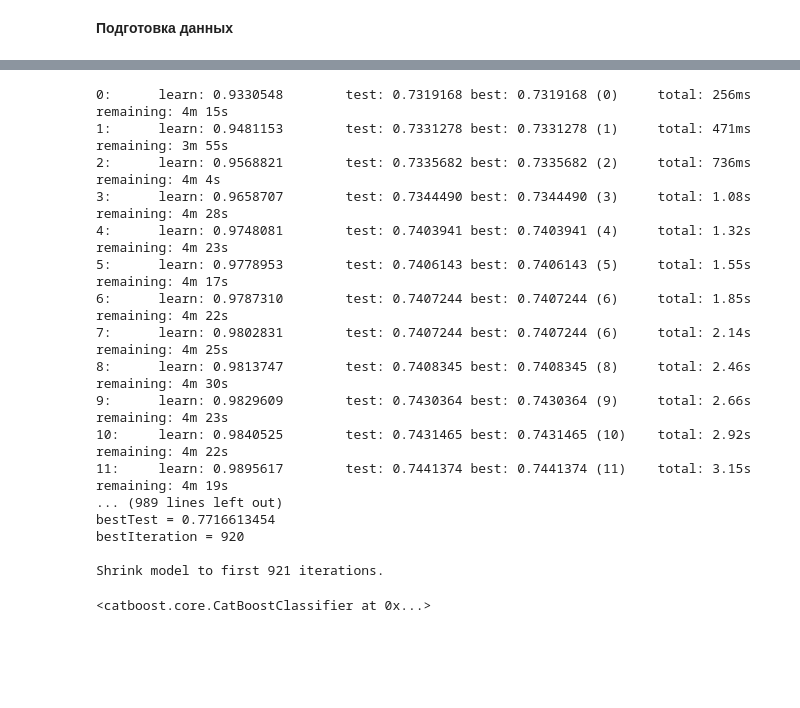
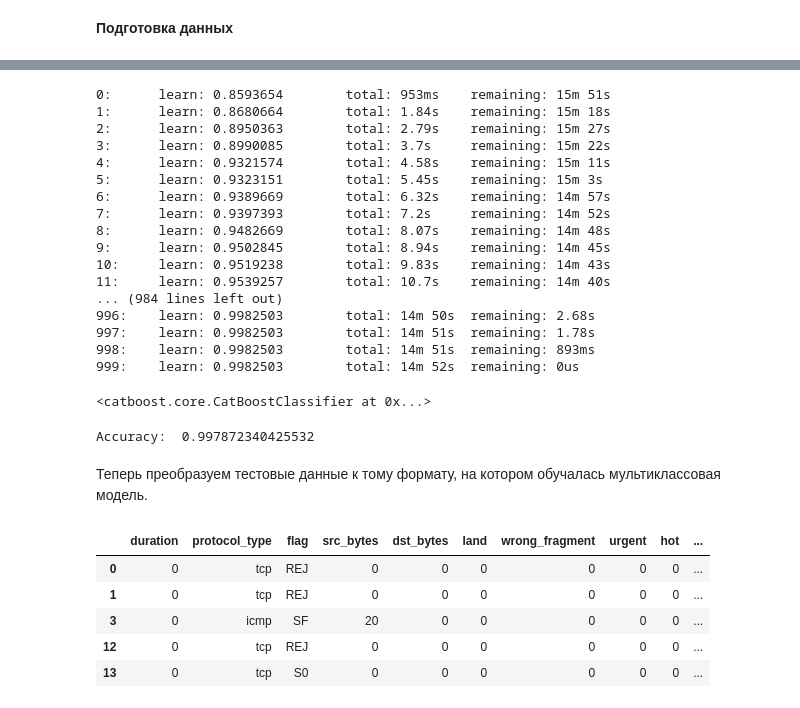
Before and after one commit to tpofd/AC-VO-PPR-Hackathon, a Jupyter notebook: Кенташки.ipynb, the cells around one changed output, grey strips where cells are left out. Drawn from its saved outputs; the diff is of its cells as text; code cells hidden in the pictures; blank space fills up the shorter version.

```diff
--- a/Кенташки.ipynb
+++ b/Кенташки.ipynb
@@ -111,16 +123,11 @@ from collections import Counter
 from tqdm import tqdm
 from sklearn.cluster import KMeans
 # %%
-cat = CatBoostClassifier(iterations = 2000, learning_rate = 0.05, depth = 3, loss_function = 'CrossEntropy', eval_metric='Accuracy',
-                         random_state = 53, use_best_model=True)
+cat = CatBoostClassifier(iterations = 1000, learning_rate = 0.05, depth = 5, loss_function = 'CrossEntropy', eval_metric='Accuracy',
+                         random_state = 53)
 
 train_data = Pool(
     data = X_train,
     label = y_train
 )
-
-valid_data = Pool(
-    data = X_test,
-    label = y_test
-)
 # %%
@@ -146,0 +156,8 @@ Shrink model to first 3 iterations.
+# %%
+from sklearn.metrics import accuracy_score, f1_score, recall_score, precision_score
+y_pred = cat.predict(X_test)
+y_true = y_test
+print("Accuracy: ", accuracy_score(y_true, y_pred))
+print("Recall: ", recall_score(y_true, y_pred))
+print("Precission: ", precision_score(y_true, y_pred))
+print("F1: ", f1_score(y_true, y_pred))
@@ -152,0 +177,4 @@ Shrink model to first 3 iterations.
+# %%
+y_pred = np.where(y_pred == 1, "normal", "anomaly")
+X_test["pred_class"] = y_pred
+X_test = X_test[X_test["pred_class"] == "anomaly"].drop("pred_class", axis=1)
@@ -229,21 +263,42 @@ valid_data_multi = Pool(
 # %%
-cat_multi.fit(train_data_multi, eval_set = valid_data_multi)
+cat_multi.fit(train_data_multi)
 # %% [output]
-0:      learn: 0.9330548        test: 0.7319168 best: 0.7319168 (0)     total: 256ms    remaining: 4m 15s
-1:      learn: 0.9481153        test: 0.7331278 best: 0.7331278 (1)     total: 471ms    remaining: 3m 55s
-2:      learn: 0.9568821        test: 0.7335682 best: 0.7335682 (2)     total: 736ms    remaining: 4m 4s
-3:      learn: 0.9658707        test: 0.7344490 best: 0.7344490 (3)     total: 1.08s    remaining: 4m 28s
-4:      learn: 0.9748081        test: 0.7403941 best: 0.7403941 (4)     total: 1.32s    remaining: 4m 23s
-5:      learn: 0.9778953        test: 0.7406143 best: 0.7406143 (5)     total: 1.55s    remaining: 4m 17s
-6:      learn: 0.9787310        test: 0.7407244 best: 0.7407244 (6)     total: 1.85s    remaining: 4m 22s
-7:      learn: 0.9802831        test: 0.7407244 best: 0.7407244 (6)     total: 2.14s    remaining: 4m 25s
-8:      learn: 0.9813747        test: 0.7408345 best: 0.7408345 (8)     total: 2.46s    remaining: 4m 30s
-9:      learn: 0.9829609        test: 0.7430364 best: 0.7430364 (9)     total: 2.66s    remaining: 4m 23s
-10:     learn: 0.9840525        test: 0.7431465 best: 0.7431465 (10)    total: 2.92s    remaining: 4m 22s
-11:     learn: 0.9895617        test: 0.7441374 best: 0.7441374 (11)    total: 3.15s    remaining: 4m 19s
-... (989 lines left out)
-bestTest = 0.7716613454
-bestIteration = 920
-
-Shrink model to first 921 iterations.
+0:      learn: 0.8593654        total: 953ms    remaining: 15m 51s
+1:      learn: 0.8680664        total: 1.84s    remaining: 15m 18s
+2:      learn: 0.8950363        total: 2.79s    remaining: 15m 27s
+3:      learn: 0.8990085        total: 3.7s     remaining: 15m 22s
+4:      learn: 0.9321574        total: 4.58s    remaining: 15m 11s
+5:      learn: 0.9323151        total: 5.45s    remaining: 15m 3s
+6:      learn: 0.9389669        total: 6.32s    remaining: 14m 57s
+7:      learn: 0.9397393        total: 7.2s     remaining: 14m 52s
+8:      learn: 0.9482669        total: 8.07s    remaining: 14m 48s
+9:      learn: 0.9502845        total: 8.94s    remaining: 14m 45s
+10:     learn: 0.9519238        total: 9.83s    remaining: 14m 43s
+11:     learn: 0.9539257        total: 10.7s    remaining: 14m 40s
+... (984 lines left out)
+996:    learn: 0.9982503        total: 14m 50s  remaining: 2.68s
+997:    learn: 0.9982503        total: 14m 51s  remaining: 1.78s
+998:    learn: 0.9982503        total: 14m 51s  remaining: 893ms
+999:    learn: 0.9982503        total: 14m 52s  remaining: 0us
 <catboost.core.CatBoostClassifier at 0x...>
+# %%
+y_pred_multi = cat_multi.predict(X_test_multi)
+y_true_multi = y_test_multi
+print("Accuracy: ", accuracy_score(y_pred_multi, y_true_multi))
+# %% [output]
+Accuracy:  0.997872340425532
+# %% [markdown]
+Теперь преобразуем тестовые данные к тому формату, на котором обучалась мультиклассовая модель.
+# %%
+X_test["protocol_type"] = le_protocol.inverse_transform(X_test["protocol_type"])
+
+X_test["flag"] = le_flag.inverse_transform(X_test["flag"])
+# %%
+X_test.head()
+# %% [output]
+|  | duration | protocol_type | flag | src_bytes | dst_bytes | land | wrong_fragment | urgent | hot | ... |
+| 0 | 0 | tcp | REJ | 0 | 0 | 0 | 0 | 0 | 0 | ... |
+| 1 | 0 | tcp | REJ | 0 | 0 | 0 | 0 | 0 | 0 | ... |
+| 3 | 0 | icmp | SF | 20 | 0 | 0 | 0 | 0 | 0 | ... |
+| 12 | 0 | tcp | REJ | 0 | 0 | 0 | 0 | 0 | 0 | ... |
+| 13 | 0 | tcp | S0 | 0 | 0 | 0 | 0 | 0 | 0 | ... |
```
Also changed, not shown: parts of 40 cells of this notebook.
